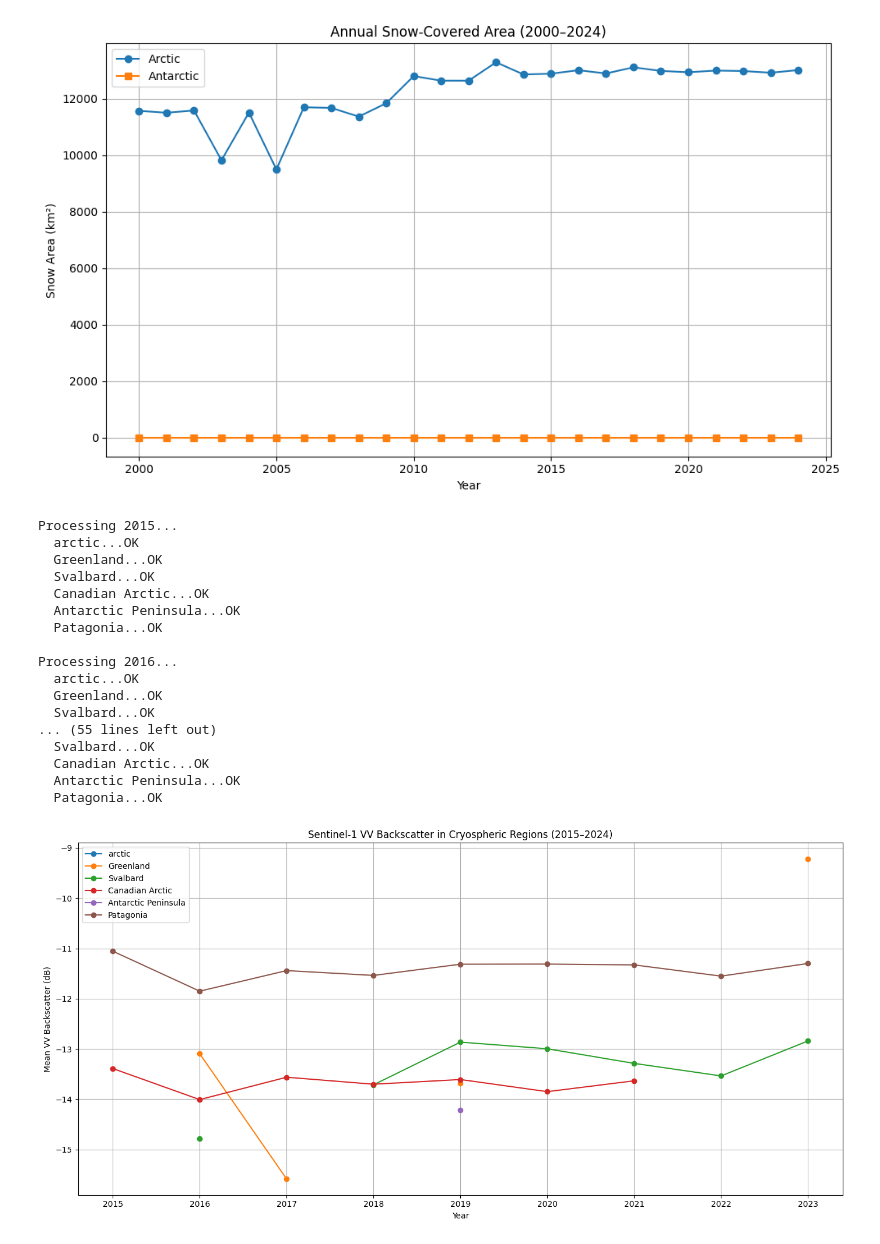
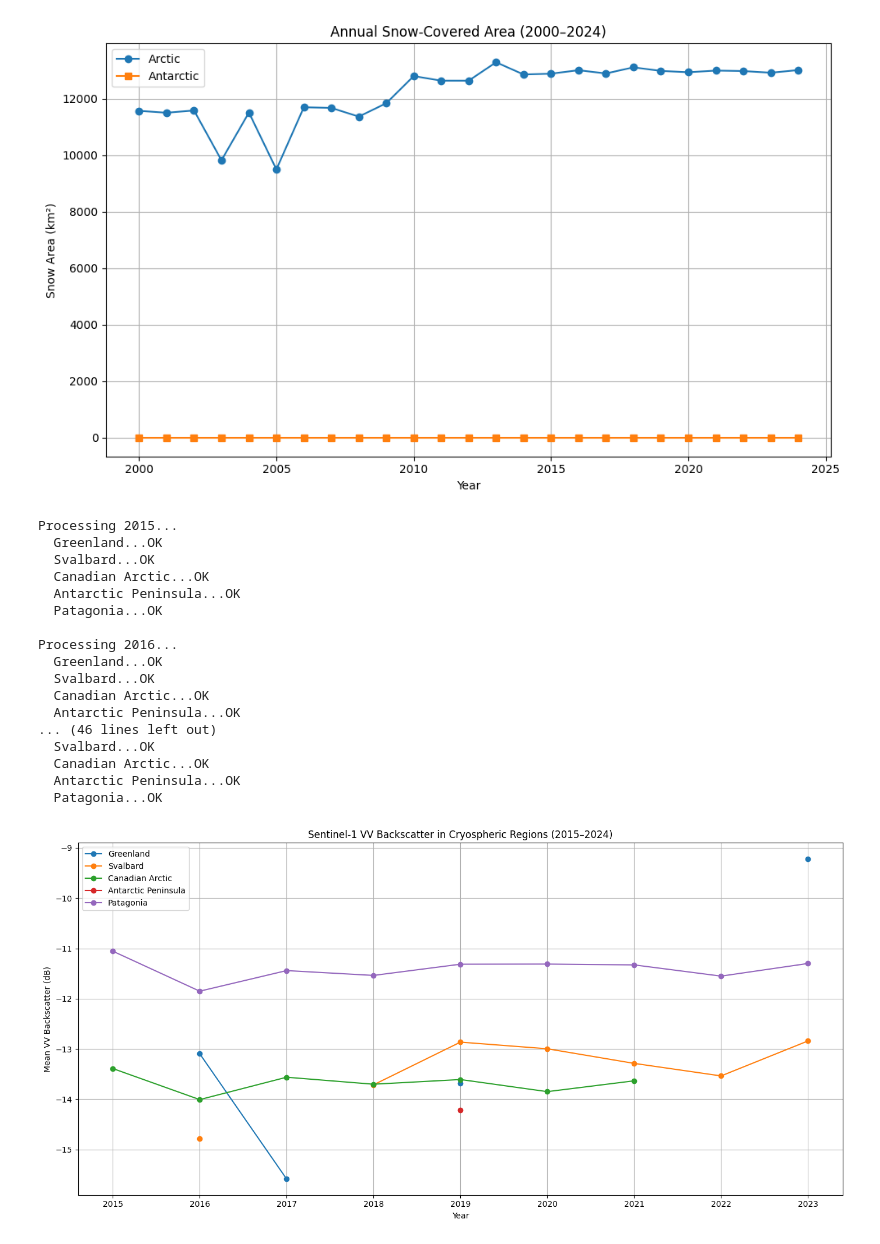
Before and after one commit to JhaAkansha/SnowCapMeltAnalysis, a Jupyter notebook: RS_OEA.ipynb, the cells around one changed output. Drawn from its saved outputs; the diff is of its cells as text; code cells hidden in the pictures.

```diff
--- a/RS_OEA.ipynb
+++ b/RS_OEA.ipynb
@@ -135,11 +135,8 @@ plt.show()
 # %%
 #Mean VV backscatter (dB)	Higher = dry snow or ice, Lower = wet/melted
 
-# Years to analyze
-years = list(range(2000, 2025))
 # Define regions as polygons
 regions = {
-    'arctic': ee.Geometry.Polygon([[[-180, 66.5], [-180, 90], [180, 90], [180, 66.5], [-180, 66.5]]]),
     'Greenland': ee.Geometry.Polygon([[[-52, 60], [-52, 80], [-30, 80], [-30, 60], [-52, 60]]]),
     'Svalbard': ee.Geometry.Polygon([[[10, 76], [10, 82], [35, 82], [35, 76], [10, 76]]]),
     'Canadian Arctic': ee.Geometry.Polygon([[[-100, 65], [-100, 75], [-70, 75], [-70, 65], [-100, 65]]]),
@@ -190,37 +187,37 @@ for year in years:
             print(f"error ({e})")
             results[name].append(None)
 
 # ---- Plot results ----
 plt.figure(figsize=(14, 7))
 for name, values in results.items():
     plt.plot(years, values, marker='o', label=name)
 
 plt.title('Sentinel-1 VV Backscatter in Cryospheric Regions (2015–2024)')
 plt.xlabel('Year')
 plt.ylabel('Mean VV Backscatter (dB)')
 plt.legend()
 plt.grid(True)
 plt.tight_layout()
 plt.show()
 # %% [output]
 Processing 2015...
-  arctic...OK
   Greenland...OK
   Svalbard...OK
   Canadian Arctic...OK
   Antarctic Peninsula...OK
   Patagonia...OK
 
 Processing 2016...
-  arctic...OK
   Greenland...OK
   Svalbard...OK
-... (55 lines left out)
+  Canadian Arctic...OK
+  Antarctic Peninsula...OK
+... (46 lines left out)
   Svalbard...OK
   Canadian Arctic...OK
   Antarctic Peninsula...OK
   Patagonia...OK
-[figure, old version]
+[figure, new version]
 # %%
 #Landsat does not cover most of the Antarctic interior due to orbital constraints.
 #most imagery is cloud-covered or unavailable during Antarctic winter.
```
Also changed, not shown: parts of 6 cells of this notebook.
